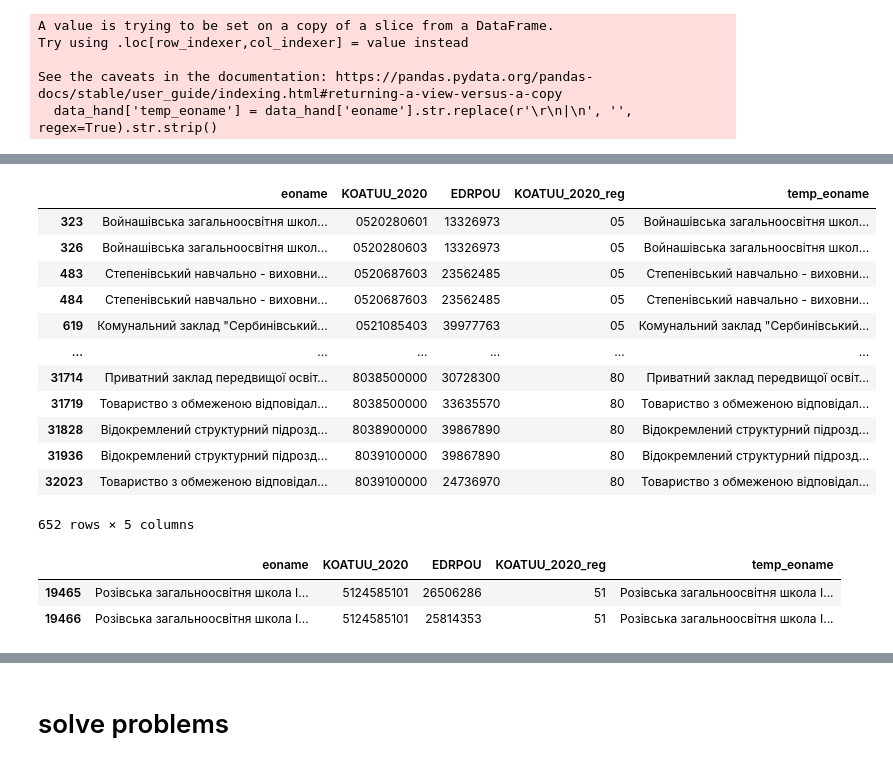
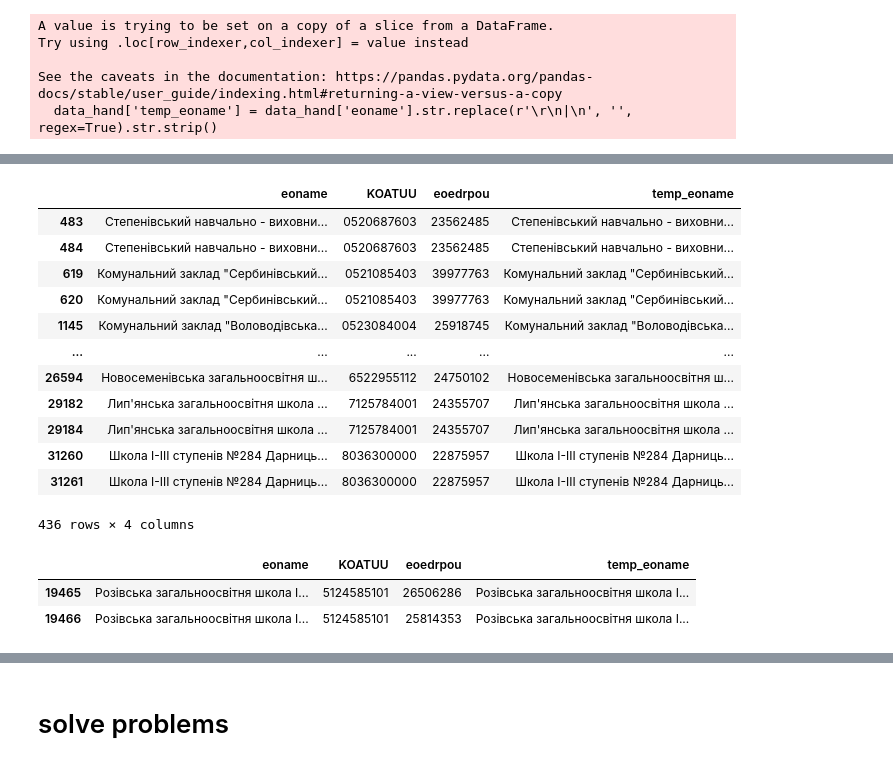
Before and after one commit to DataResponsibly/ZNO-Dataset, a Jupyter notebook: notebooks/tables_creation/Schools_table.ipynb, the cells around one changed output, grey strips where cells are left out. Cells and saved outputs as stored; diff of their text form; code cells hidden in the pictures.

```diff
--- a/notebooks/tables_creation/Schools_table.ipynb
+++ b/notebooks/tables_creation/Schools_table.ipynb
@@ -1535,7 +611,7 @@ data_hand.columns
 # %% [output]
 Index(['eoname', 'KOATUU_2020', 'KOATUU_2020_reg', 'year', 'id', 'EDRPOU'], dtype='object')
 # %%
-data_hand = data_hand[['eoname', 'KOATUU_2020', 'EDRPOU', 'KOATUU_2020_reg']]
+data_hand = data_hand[['eoname', 'KOATUU_2020', 'EDRPOU']]
 # %%
 data_hand['temp_eoname'] = data_hand['eoname'].str.replace(r'\r\n|\n', '', regex=True).str.strip()
 # %% [output]
@@ -1544,3 +620,6 @@ Try using .loc[row_indexer,col_indexer] = value instead
 
 See the caveats in the documentation: https://pandas.pydata.org/pandas-docs/stable/user_guide/indexing.html#returning-a-view-versus-a-copy
   data_hand['temp_eoname'] = data_hand['eoname'].str.replace(r'\r\n|\n', '', regex=True).str.strip()
+# %%
+data_hand.rename(columns={'EDRPOU':'eoedrpou', 'KOATUU_2020': 'KOATUU'}, inplace=True)
+data_hand.columns
@@ -1547,17 +632,25 @@ See the caveats in the documentation: https://pandas.pydata.org/pandas-docs/stab
+# %%
+data_hand[data_hand.duplicated(subset=['temp_eoname', 'eoedrpou', 'KOATUU'], keep=False)]
+# %% [output]
+|  | eoname | KOATUU | eoedrpou | temp_eoname |
+| 483 | Степенівський навчально - виховни... | 0520687603 | 23562485 | Степенівський навчально - виховни... |
+| 484 | Степенівський навчально - виховни... | 0520687603 | 23562485 | Степенівський навчально - виховни... |
+| 619 | Комунальний заклад "Сербинівський... | 0521085403 | 39977763 | Комунальний заклад "Сербинівський... |
+| 620 | Комунальний заклад "Сербинівський... | 0521085403 | 39977763 | Комунальний заклад "Сербинівський... |
+| 1145 | Комунальний заклад "Воловодівська... | 0523084004 | 25918745 | Комунальний заклад "Воловодівська... |
+| ... | ... | ... | ... | ... |
+| 26594 | Новосеменівська загальноосвітня ш... | 6522955112 | 24750102 | Новосеменівська загальноосвітня ш... |
+| 29182 | Лип'янська загальноосвітня школа ... | 7125784001 | 24355707 | Лип'янська загальноосвітня школа ... |
+| 29184 | Лип'янська загальноосвітня школа ... | 7125784001 | 24355707 | Лип'янська загальноосвітня школа ... |
+| 31260 | Школа І-ІІІ ступенів №284 Дарниць... | 8036300000 | 22875957 | Школа І-ІІІ ступенів №284 Дарниць... |
+| 31261 | Школа І-ІІІ ступенів №284 Дарниць... | 8036300000 | 22875957 | Школа І-ІІІ ступенів №284 Дарниць... |
+436 rows × 4 columns
+# %%
+data_hand = data_hand.drop_duplicates(subset=['temp_eoname', 'eoedrpou', 'KOATUU'], keep='first')
 # %%
-data_hand[data_hand.duplicated(subset=['temp_eoname', 'EDRPOU', 'KOATUU_2020_reg'], keep=False)]
+data_hand[data_hand.duplicated(subset=['temp_eoname', 'KOATUU'], keep=False)]
 # %% [output]
-|  | eoname | KOATUU_2020 | EDRPOU | KOATUU_2020_reg | temp_eoname |
-| 323 | Войнашівська загальноосвітня школ... | 0520280601 | 13326973 | 05 | Войнашівська загальноосвітня школ... |
-| 326 | Войнашівська загальноосвітня школ... | 0520280603 | 13326973 | 05 | Войнашівська загальноосвітня школ... |
-| 483 | Степенівський навчально - виховни... | 0520687603 | 23562485 | 05 | Степенівський навчально - виховни... |
-| 484 | Степенівський навчально - виховни... | 0520687603 | 23562485 | 05 | Степенівський навчально - виховни... |
-| 619 | Комунальний заклад "Сербинівський... | 0521085403 | 39977763 | 05 | Комунальний заклад "Сербинівський... |
-| ... | ... | ... | ... | ... | ... |
-| 31714 | Приватний заклад передвищої освіт... | 8038500000 | 30728300 | 80 | Приватний заклад передвищої освіт... |
-| 31719 | Товариство з обмеженою відповідал... | 8038500000 | 33635570 | 80 | Товариство з обмеженою відповідал... |
-| 31828 | Відокремлений структурний підрозд... | 8038900000 | 39867890 | 80 | Відокремлений структурний підрозд... |
-| 31936 | Відокремлений структурний підрозд... | 8039100000 | 39867890 | 80 | Відокремлений структурний підрозд... |
-| 32023 | Товариство з обмеженою відповідал... | 8039100000 | 24736970 | 80 | Товариство з обмеженою відповідал... |
+|  | eoname | KOATUU | eoedrpou | temp_eoname |
+| 19465 | Розівська загальноосвітня школа I... | 5124585101 | 26506286 | Розівська загальноосвітня школа I... |
+| 19466 | Розівська загальноосвітня школа I... | 5124585101 | 25814353 | Розівська загальноосвітня школа I... |
-652 rows × 5 columns
 # %%
@@ -1565,6 +657,0 @@ data_hand = data_hand.drop_duplicates(subset=['temp_eoname', 'EDRPOU', 'KOATUU_2
-# %%
-data_hand[data_hand.duplicated(subset=['temp_eoname', 'KOATUU_2020_reg'], keep=False)]
-# %% [output]
-|  | eoname | KOATUU_2020 | EDRPOU | KOATUU_2020_reg | temp_eoname |
-| 19465 | Розівська загальноосвітня школа I... | 5124585101 | 26506286 | 51 | Розівська загальноосвітня школа I... |
-| 19466 | Розівська загальноосвітня школа I... | 5124585101 | 25814353 | 51 | Розівська загальноосвітня школа I... |
```
Also changed, not shown: parts of 215 cells of this notebook.
